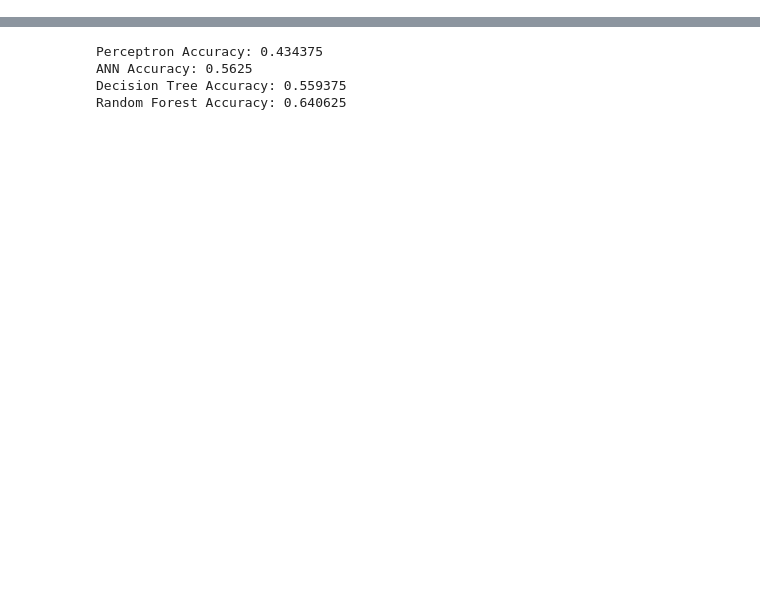
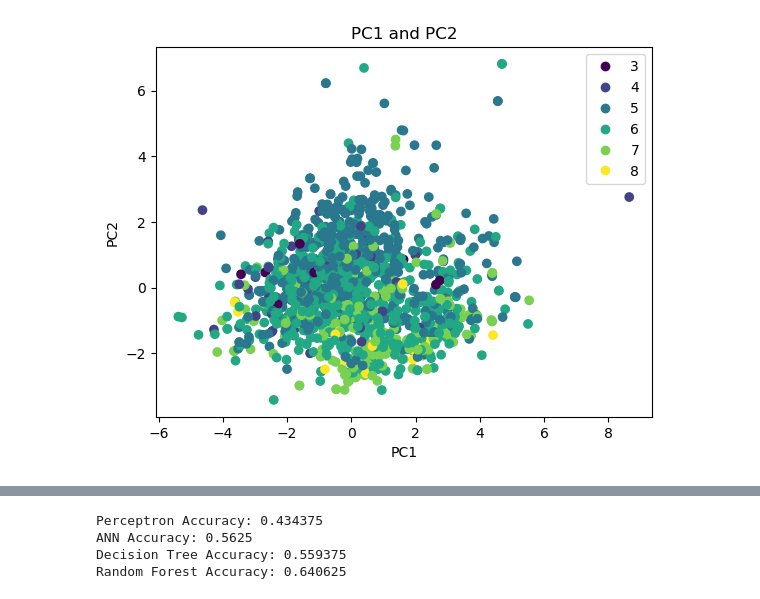
Before and after one commit to boyuyang329/Machine-Learning-Final-project, a Jupyter notebook: Machine Learning Final project .ipynb, the cells around one changed output, grey strips where cells are left out. Drawn from its saved outputs; the diff is of its cells as text; code cells hidden in the pictures; blank space fills up the shorter version.

```diff
--- a/Machine Learning Final project .ipynb
+++ b/Machine Learning Final project .ipynb
@@ -35,0 +102,20 @@ y = df.iloc[:, -1]
+# %%
+# Show first two principal components with scaler
+pca = PCA()
+pipe = Pipeline([('scaler', StandardScaler()), ('pca', pca)])
+Xt = pipe.fit_transform(X)
+plot = plt.scatter(Xt[:,0], Xt[:,1], c=y)
+plt.legend(handles=plot.legend_elements()[0], labels=list(["3", "4", "5", "6", "7", "8"]))
+plt.xlabel("PC1")
+plt.ylabel("PC2")
+plt.title("PC1 and PC2")
+
+# figure, axis = plt.subplots(2, 2)
+# axis[0, 0].scatter(Xt[:,0], Xt[:,1], c=y)
+# axis[0, 0].legend(handles=plot.legend_elements()[0], labels=list(["3", "4", "5", "6", "7", "8"]))
+# axis[0, 0].set_xlabel("PC1")
+# axis[0, 0].set_ylabel("PC2")
+# axis[0, 0].set_title("PC1 and PC2")
+plt.show()
+# %% [output]
+[figure, added]
```
Also changed, not shown: parts of 30 cells of this notebook.
